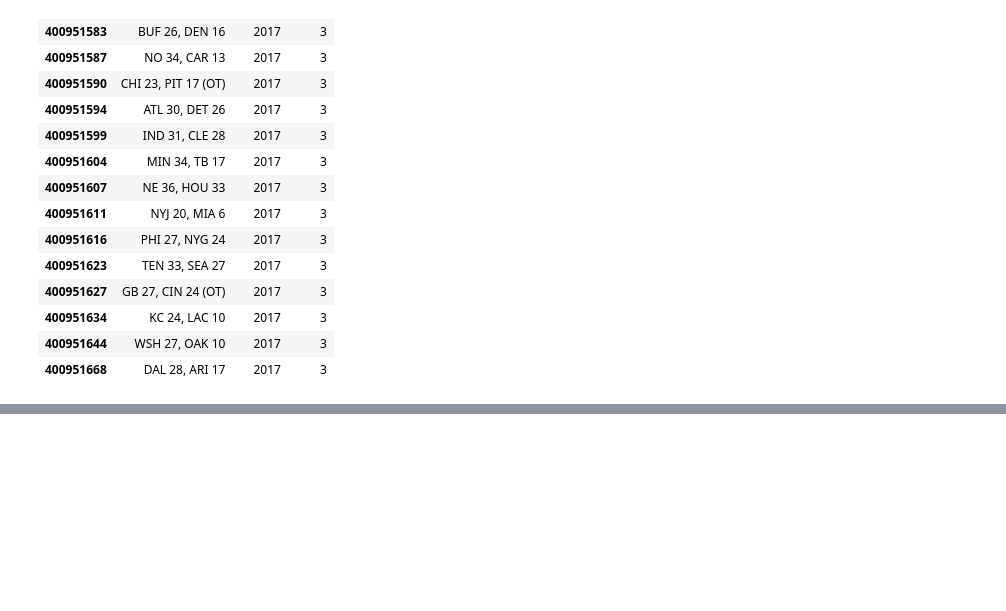
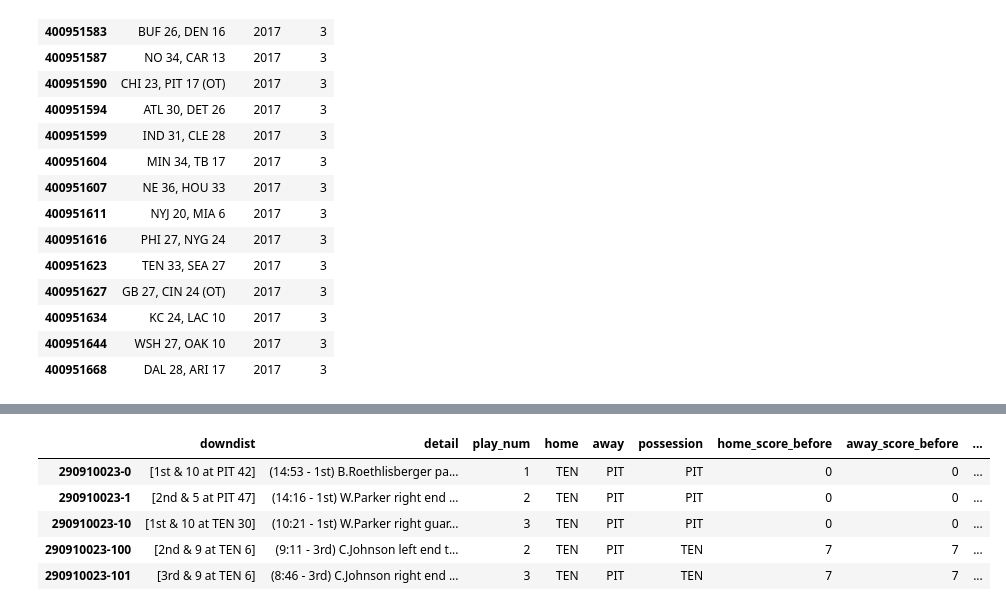
Before and after one commit to ewelchman/football_analytics, a Jupyter notebook: weekly_update/update_espn_things.ipynb, the cells around one changed output, grey strips where cells are left out. Cells and saved outputs as stored; diff of their text form; code cells hidden in the pictures; blank space fills up the shorter version.

```diff
--- a/weekly_update/update_espn_things.ipynb
+++ b/weekly_update/update_espn_things.ipynb
@@ -404,0 +405,10 @@ read_df
+# %%
+pbp = pd.read_json("/home/welced12/googledrive/nfl_data/devl/espn_rawplays.json")
+pbp.head(5)
+# %% [output]
+|  | downdist | detail | play_num | home | away | possession | home_score_before | away_score_before | ... |
+| 290910023-0 | [1st & 10 at PIT 42] | (14:53 - 1st) B.Roethlisberger pa... | 1 | TEN | PIT | PIT | 0 | 0 | ... |
+| 290910023-1 | [2nd & 5 at PIT 47] | (14:16 - 1st) W.Parker right end ... | 2 | TEN | PIT | PIT | 0 | 0 | ... |
+| 290910023-10 | [1st & 10 at TEN 30] | (10:21 - 1st) W.Parker right guar... | 3 | TEN | PIT | PIT | 0 | 0 | ... |
+| 290910023-100 | [2nd & 9 at TEN 6] | (9:11 - 3rd) C.Johnson left end t... | 2 | TEN | PIT | TEN | 7 | 7 | ... |
+| 290910023-101 | [3rd & 9 at TEN 6] | (8:46 - 3rd) C.Johnson right end ... | 3 | TEN | PIT | TEN | 7 | 7 | ... |
```
Also changed, not shown: parts of 2 cells of this notebook, 2 other files.
